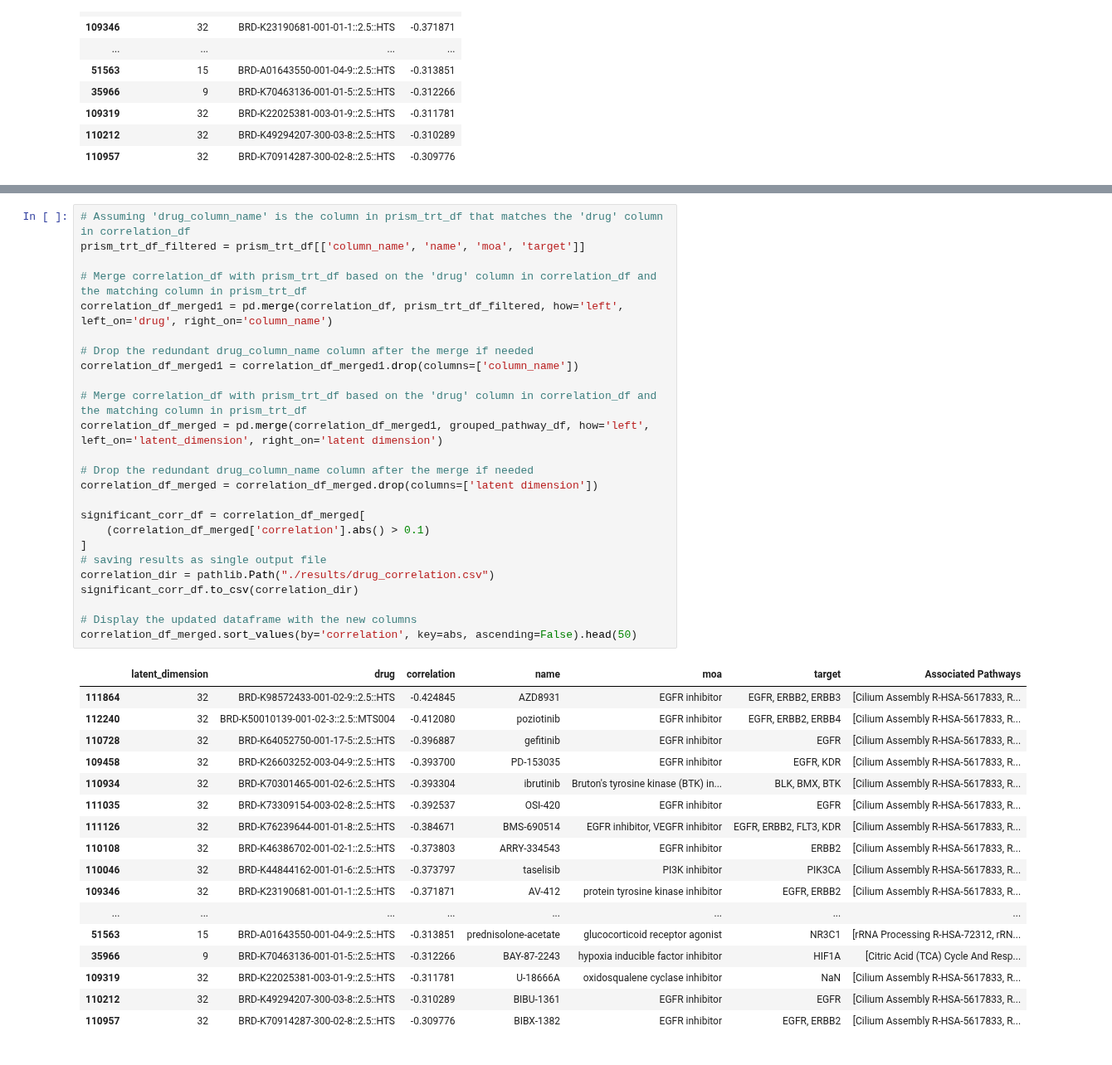
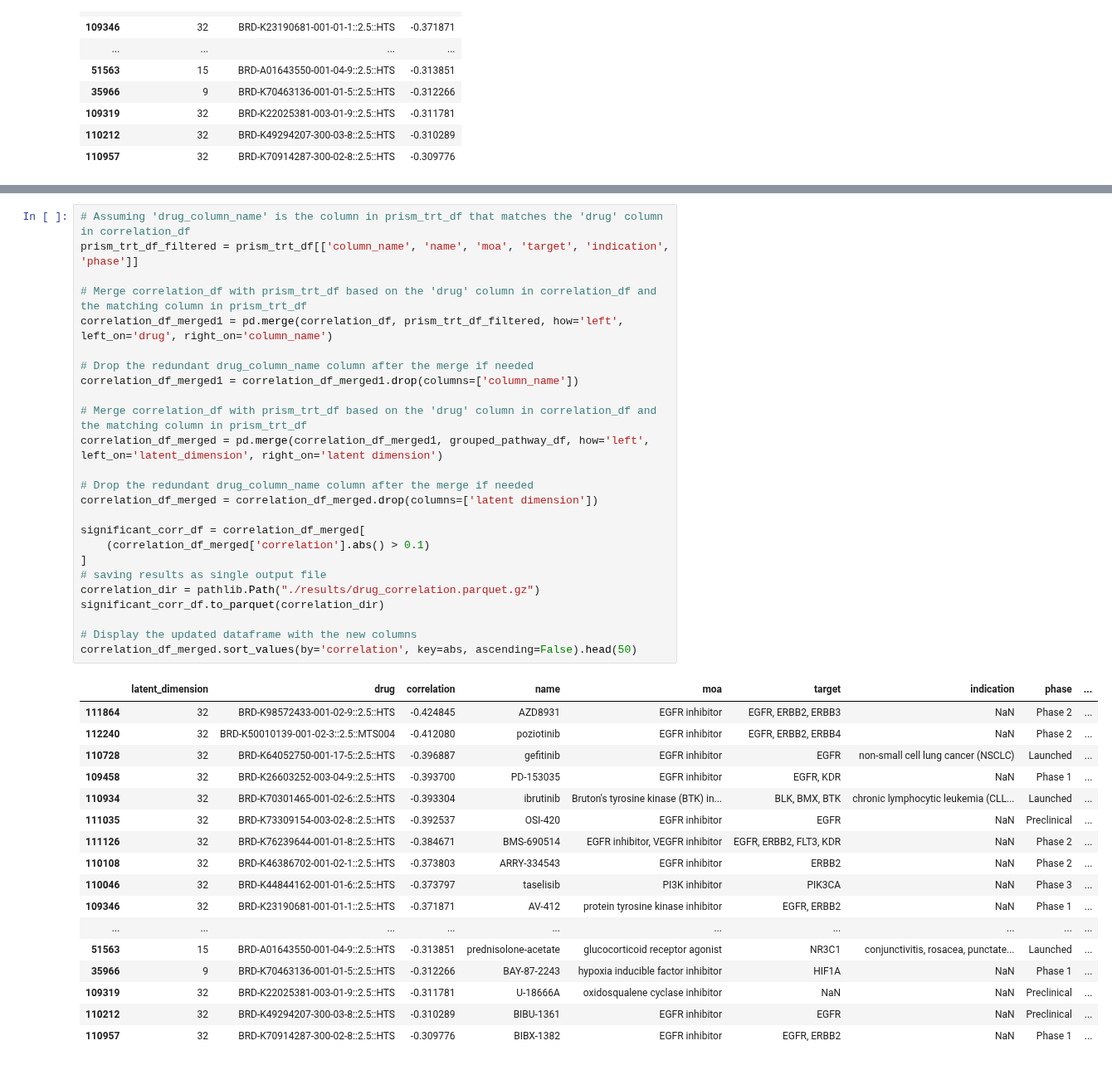
Before and after one commit to WayScience/gene_dependency_representations, a Jupyter notebook: 5.drug-dependency/2.pearson-correlation.ipynb, the cells around one changed output, grey strips where cells are left out. Shown at 83% size. Cells and saved outputs as stored; diff of their text form.

Commit message:
Drug dependency

```diff
--- a/5.drug-dependency/2.pearson-correlation.ipynb
+++ b/5.drug-dependency/2.pearson-correlation.ipynb
@@ -191,43 +179,43 @@ grouped_pathway_df.head()
 # %%
 # Assuming 'drug_column_name' is the column in prism_trt_df that matches the 'drug' column in correlation_df
-prism_trt_df_filtered = prism_trt_df[['column_name', 'name', 'moa', 'target']]
+prism_trt_df_filtered = prism_trt_df[['column_name', 'name', 'moa', 'target', 'indication', 'phase']]
 
 # Merge correlation_df with prism_trt_df based on the 'drug' column in correlation_df and the matching column in prism_trt_df
 correlation_df_merged1 = pd.merge(correlation_df, prism_trt_df_filtered, how='left', left_on='drug', right_on='column_name')
 
 # Drop the redundant drug_column_name column after the merge if needed
 correlation_df_merged1 = correlation_df_merged1.drop(columns=['column_name'])
 
 # Merge correlation_df with prism_trt_df based on the 'drug' column in correlation_df and the matching column in prism_trt_df
 correlation_df_merged = pd.merge(correlation_df_merged1, grouped_pathway_df, how='left', left_on='latent_dimension', right_on='latent dimension')
 
 # Drop the redundant drug_column_name column after the merge if needed
 correlation_df_merged = correlation_df_merged.drop(columns=['latent dimension'])
 
 significant_corr_df = correlation_df_merged[
     (correlation_df_merged['correlation'].abs() > 0.1)
 ]
 # saving results as single output file
-correlation_dir = pathlib.Path("./results/drug_correlation.csv")
-significant_corr_df.to_csv(correlation_dir)
+correlation_dir = pathlib.Path("./results/drug_correlation.parquet.gz")
+significant_corr_df.to_parquet(correlation_dir)
 
 # Display the updated dataframe with the new columns
 correlation_df_merged.sort_values(by='correlation', key=abs, ascending=False).head(50)
 # %% [output]
-|  | latent_dimension | drug | correlation | name | moa | target | Associated Pathways |
-| 111864 | 32 | BRD-K98572433-001-02-9::2.5::HTS | -0.424845 | AZD8931 | EGFR inhibitor | EGFR, ERBB2, ERBB3 | [Cilium Assembly R-HSA-5617833, R... |
-| 112240 | 32 | BRD-K50010139-001-02-3::2.5::MTS004 | -0.412080 | poziotinib | EGFR inhibitor | EGFR, ERBB2, ERBB4 | [Cilium Assembly R-HSA-5617833, R... |
-| 110728 | 32 | BRD-K64052750-001-17-5::2.5::HTS | -0.396887 | gefitinib | EGFR inhibitor | EGFR | [Cilium Assembly R-HSA-5617833, R... |
-| 109458 | 32 | BRD-K26603252-003-04-9::2.5::HTS | -0.393700 | PD-153035 | EGFR inhibitor | EGFR, KDR | [Cilium Assembly R-HSA-5617833, R... |
-| 110934 | 32 | BRD-K70301465-001-02-6::2.5::HTS | -0.393304 | ibrutinib | Bruton's tyrosine kinase (BTK) in... | BLK, BMX, BTK | [Cilium Assembly R-HSA-5617833, R... |
-| 111035 | 32 | BRD-K73309154-003-02-8::2.5::HTS | -0.392537 | OSI-420 | EGFR inhibitor | EGFR | [Cilium Assembly R-HSA-5617833, R... |
-| 111126 | 32 | BRD-K76239644-001-01-8::2.5::HTS | -0.384671 | BMS-690514 | EGFR inhibitor, VEGFR inhibitor | EGFR, ERBB2, FLT3, KDR | [Cilium Assembly R-HSA-5617833, R... |
-| 110108 | 32 | BRD-K46386702-001-02-1::2.5::HTS | -0.373803 | ARRY-334543 | EGFR inhibitor | ERBB2 | [Cilium Assembly R-HSA-5617833, R... |
-| 110046 | 32 | BRD-K44844162-001-01-6::2.5::HTS | -0.373797 | taselisib | PI3K inhibitor | PIK3CA | [Cilium Assembly R-HSA-5617833, R... |
-| 109346 | 32 | BRD-K23190681-001-01-1::2.5::HTS | -0.371871 | AV-412 | protein tyrosine kinase inhibitor | EGFR, ERBB2 | [Cilium Assembly R-HSA-5617833, R... |
-| ... | ... | ... | ... | ... | ... | ... | ... |
-| 51563 | 15 | BRD-A01643550-001-04-9::2.5::HTS | -0.313851 | prednisolone-acetate | glucocorticoid receptor agonist | NR3C1 | [rRNA Processing R-HSA-72312, rRN... |
-| 35966 | 9 | BRD-K70463136-001-01-5::2.5::HTS | -0.312266 | BAY-87-2243 | hypoxia inducible factor inhibitor | HIF1A | [Citric Acid (TCA) Cycle And Resp... |
-| 109319 | 32 | BRD-K22025381-003-01-9::2.5::HTS | -0.311781 | U-18666A | oxidosqualene cyclase inhibitor | NaN | [Cilium Assembly R-HSA-5617833, R... |
-| 110212 | 32 | BRD-K49294207-300-03-8::2.5::HTS | -0.310289 | BIBU-1361 | EGFR inhibitor | EGFR | [Cilium Assembly R-HSA-5617833, R... |
-| 110957 | 32 | BRD-K70914287-300-02-8::2.5::HTS | -0.309776 | BIBX-1382 | EGFR inhibitor | EGFR, ERBB2 | [Cilium Assembly R-HSA-5617833, R... |
+|  | latent_dimension | drug | correlation | name | moa | target | indication | phase | ... |
+| 111864 | 32 | BRD-K98572433-001-02-9::2.5::HTS | -0.424845 | AZD8931 | EGFR inhibitor | EGFR, ERBB2, ERBB3 | NaN | Phase 2 | ... |
+| 112240 | 32 | BRD-K50010139-001-02-3::2.5::MTS004 | -0.412080 | poziotinib | EGFR inhibitor | EGFR, ERBB2, ERBB4 | NaN | Phase 2 | ... |
+| 110728 | 32 | BRD-K64052750-001-17-5::2.5::HTS | -0.396887 | gefitinib | EGFR inhibitor | EGFR | non-small cell lung cancer (NSCLC) | Launched | ... |
+| 109458 | 32 | BRD-K26603252-003-04-9::2.5::HTS | -0.393700 | PD-153035 | EGFR inhibitor | EGFR, KDR | NaN | Phase 1 | ... |
+| 110934 | 32 | BRD-K70301465-001-02-6::2.5::HTS | -0.393304 | ibrutinib | Bruton's tyrosine kinase (BTK) in... | BLK, BMX, BTK | chronic lymphocytic leukemia (CLL... | Launched | ... |
+| 111035 | 32 | BRD-K73309154-003-02-8::2.5::HTS | -0.392537 | OSI-420 | EGFR inhibitor | EGFR | NaN | Preclinical | ... |
+| 111126 | 32 | BRD-K76239644-001-01-8::2.5::HTS | -0.384671 | BMS-690514 | EGFR inhibitor, VEGFR inhibitor | EGFR, ERBB2, FLT3, KDR | NaN | Phase 2 | ... |
+| 110108 | 32 | BRD-K46386702-001-02-1::2.5::HTS | -0.373803 | ARRY-334543 | EGFR inhibitor | ERBB2 | NaN | Phase 2 | ... |
+| 110046 | 32 | BRD-K44844162-001-01-6::2.5::HTS | -0.373797 | taselisib | PI3K inhibitor | PIK3CA | NaN | Phase 3 | ... |
+| 109346 | 32 | BRD-K23190681-001-01-1::2.5::HTS | -0.371871 | AV-412 | protein tyrosine kinase inhibitor | EGFR, ERBB2 | NaN | Phase 1 | ... |
+| ... | ... | ... | ... | ... | ... | ... | ... | ... | ... |
+| 51563 | 15 | BRD-A01643550-001-04-9::2.5::HTS | -0.313851 | prednisolone-acetate | glucocorticoid receptor agonist | NR3C1 | conjunctivitis, rosacea, punctate... | Launched | ... |
+| 35966 | 9 | BRD-K70463136-001-01-5::2.5::HTS | -0.312266 | BAY-87-2243 | hypoxia inducible factor inhibitor | HIF1A | NaN | Phase 1 | ... |
+| 109319 | 32 | BRD-K22025381-003-01-9::2.5::HTS | -0.311781 | U-18666A | oxidosqualene cyclase inhibitor | NaN | NaN | Preclinical | ... |
+| 110212 | 32 | BRD-K49294207-300-03-8::2.5::HTS | -0.310289 | BIBU-1361 | EGFR inhibitor | EGFR | NaN | Preclinical | ... |
+| 110957 | 32 | BRD-K70914287-300-02-8::2.5::HTS | -0.309776 | BIBX-1382 | EGFR inhibitor | EGFR, ERBB2 | NaN | Phase 1 | ... |
```
Also changed, not shown: parts of 4 cells of this notebook.
